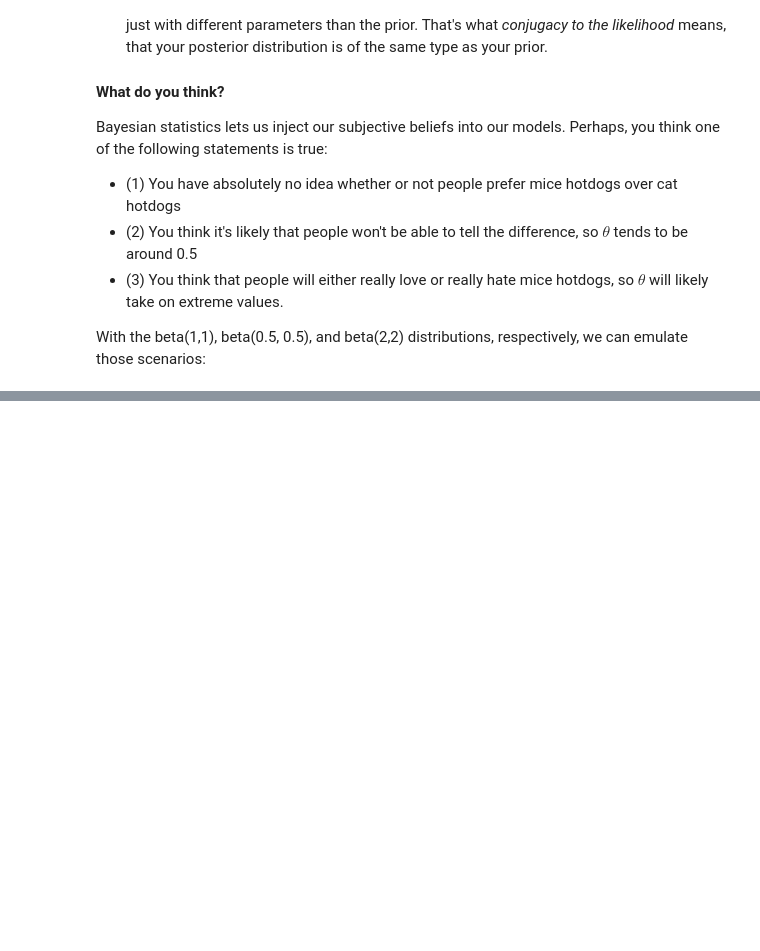
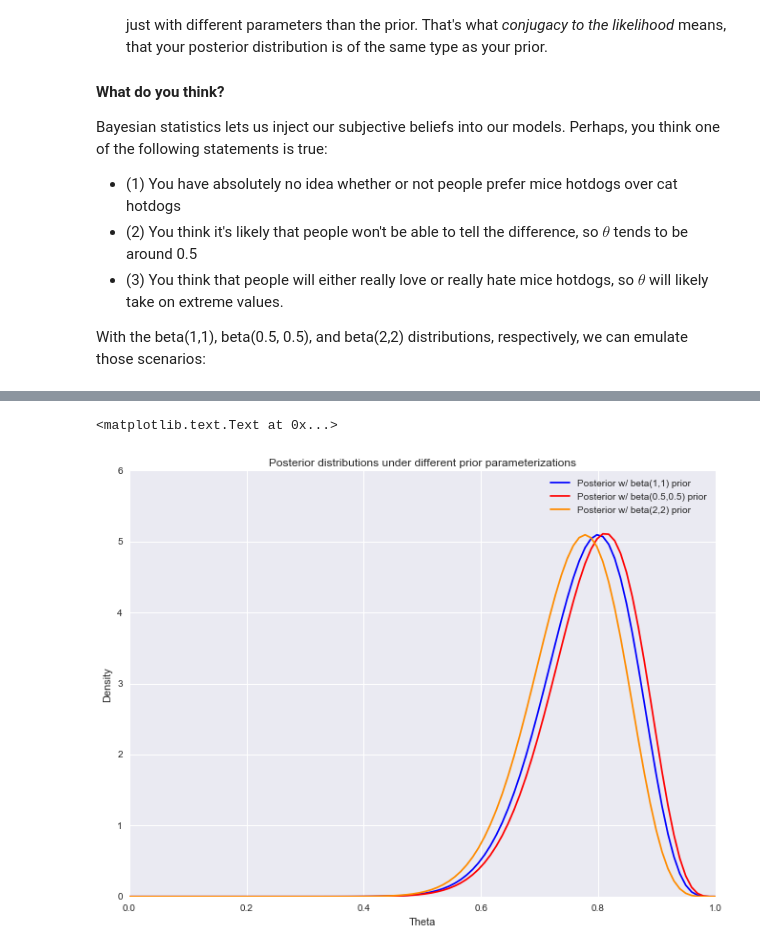
Before and after one commit to FrankFineis/FrankFineis.github.io, a Jupyter notebook: _Rmd/2016-04-21-tldrBayes.ipynb, the cells around one changed output, grey strips where cells are left out. Cells and saved outputs as stored; diff of their text form; code cells hidden in the pictures; blank space fills up the shorter version.

```diff
--- a/_Rmd/2016-04-21-tldrBayes.ipynb
+++ b/_Rmd/2016-04-21-tldrBayes.ipynb
@@ -82,0 +88,17 @@ ax.set_ylabel("Density")
+# %%
+fig, ax = plt.subplots(1,1, figsize = [11,8])
+
+success = 20
+one_postr = beta.pdf(theta, 1+success, n-success+1)
+five_postr = beta.pdf(theta, 0.5+success, n-success+0.5)
+two_postr = beta.pdf(theta, 2+success, n-success+2)
+ax.plot(theta, one_postr, "b", label = "Posterior w/ beta(1,1) prior")
+ax.plot(theta, five_postr, "r", label = "Posterior w/ beta(0.5,0.5) prior")
+ax.plot(theta, two_postr, "DarkOrange", label = "Posterior w/ beta(2,2) prior")
+ax.legend(loc='best')
+ax.set_title("Posterior distributions under different prior parameterizations")
+ax.set_xlabel("Theta")
+ax.set_ylabel("Density")
+# %% [output]
+<matplotlib.text.Text at 0x...>
+[figure, added]
```
Also changed, not shown: parts of 7 cells of this notebook.
